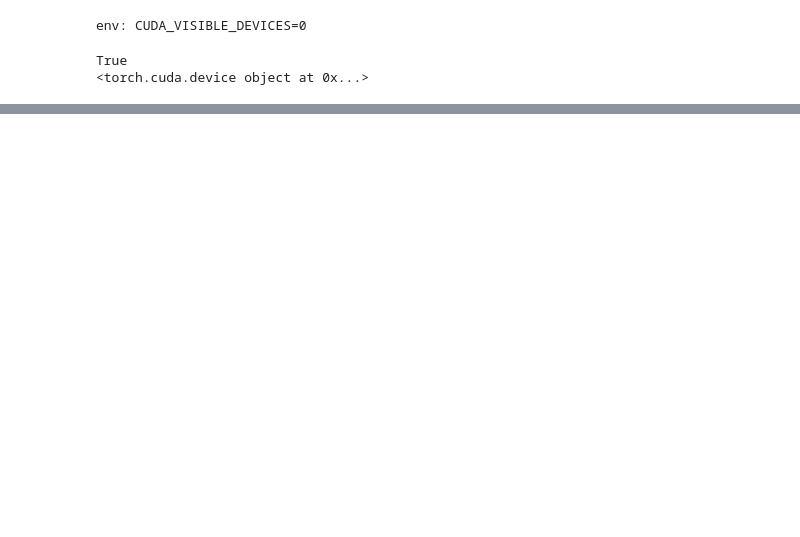
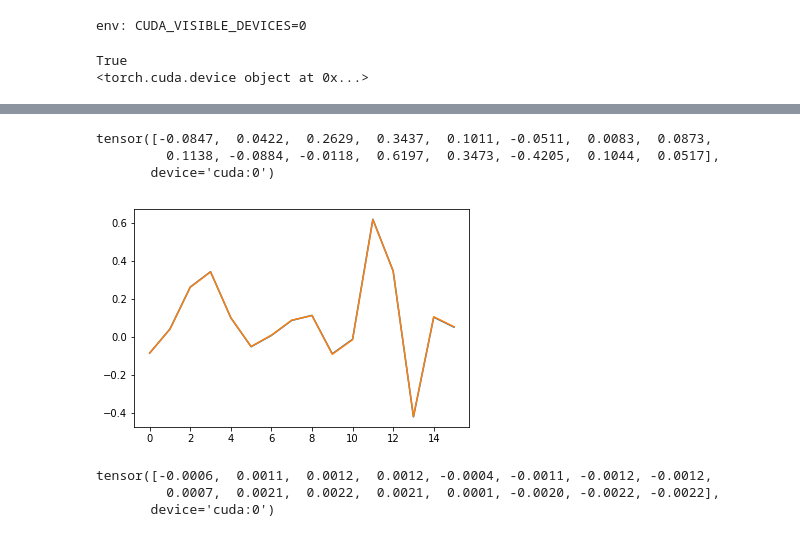
Before and after one commit to Sriram-Ravula/Sine_DIP, a Jupyter notebook: bepis.ipynb, the cells around one changed output, grey strips where cells are left out. Drawn from its saved outputs; the diff is of its cells as text; code cells hidden in the pictures; blank space fills up the shorter version.

```diff
--- a/bepis.ipynb
+++ b/bepis.ipynb
@@ -259,0 +288,12 @@ plt.show()
+# %%
+m1 = torch.zeros((OUTPUT_LEN, INPUT_LEN)).cuda()
+m2 = torch.zeros((OUTPUT_LEN, INPUT_LEN)).cuda()
+
+m1[0:8, 0] = f1
+m1[8:16, 1] = f1
+
+m2[0:8, 0] = f2
+m2[8:16, 1] = f2
+
+print(m1)
+print(m2)
@@ -259,0 +318,20 @@ plt.show()
+# %%
+o = torch.matmul(m1, z1)
+o += torch.matmul(m2, z2)
+
+print(o)
+plt.figure()
+plt.plot(X_OUTPUT, o.cpu().numpy())
+plt.plot(X_OUTPUT, wave0.cpu().numpy())
+plt.show()
+# %% [output]
+tensor([-0.0847,  0.0422,  0.2629,  0.3437,  0.1011, -0.0511,  0.0083,  0.0873,
+         0.1138, -0.0884, -0.0118,  0.6197,  0.3473, -0.4205,  0.1044,  0.0517],
+       device='cuda:0')
+[figure, added]
+# %%
+print(o-wave0[:,0])
+# %% [output]
+tensor([-0.0006,  0.0011,  0.0012,  0.0012, -0.0004, -0.0011, -0.0012, -0.0012,
+         0.0007,  0.0021,  0.0022,  0.0021,  0.0001, -0.0020, -0.0022, -0.0022],
+       device='cuda:0')
```
Also changed, not shown: parts of 12 cells of this notebook.
